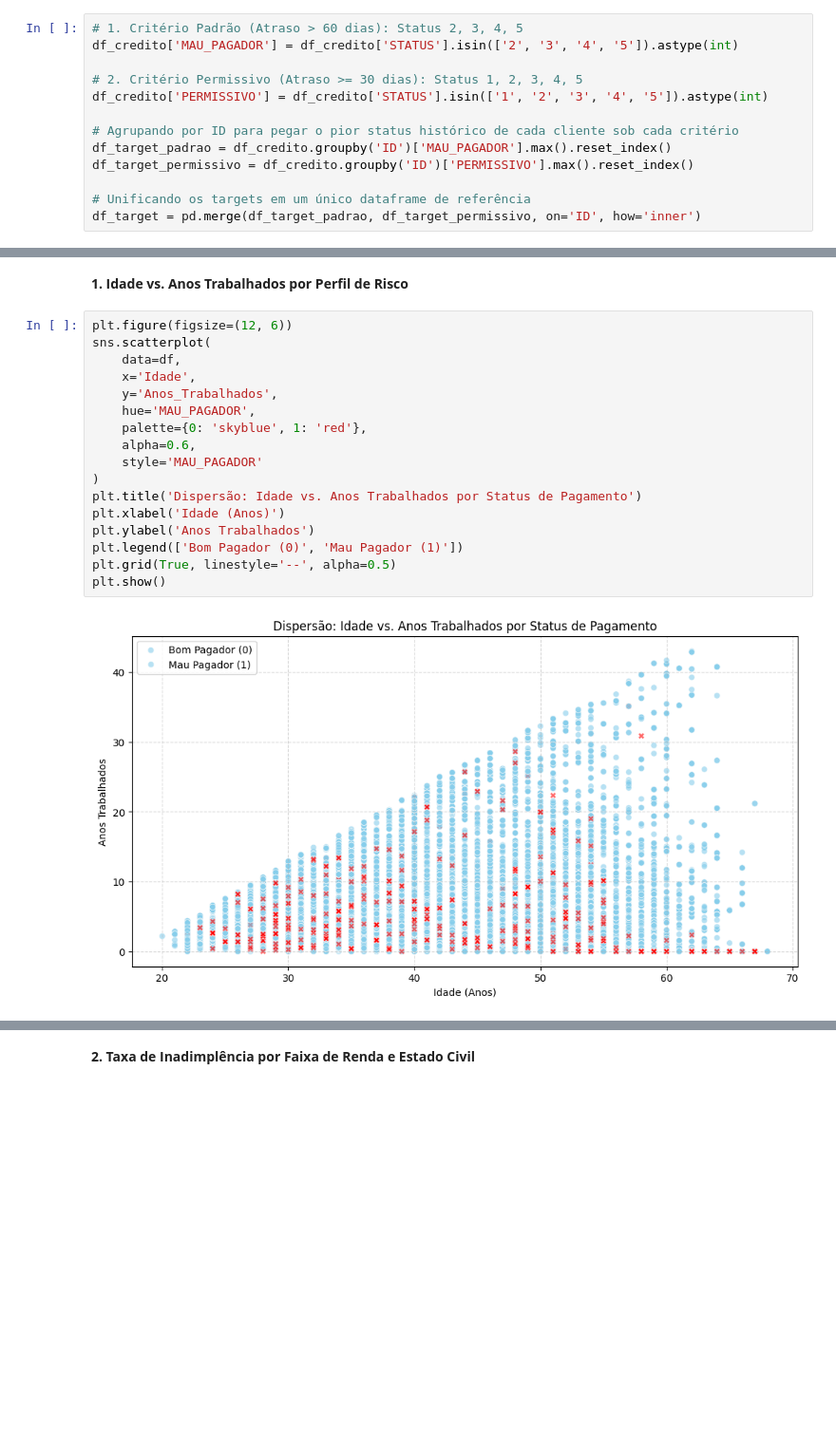
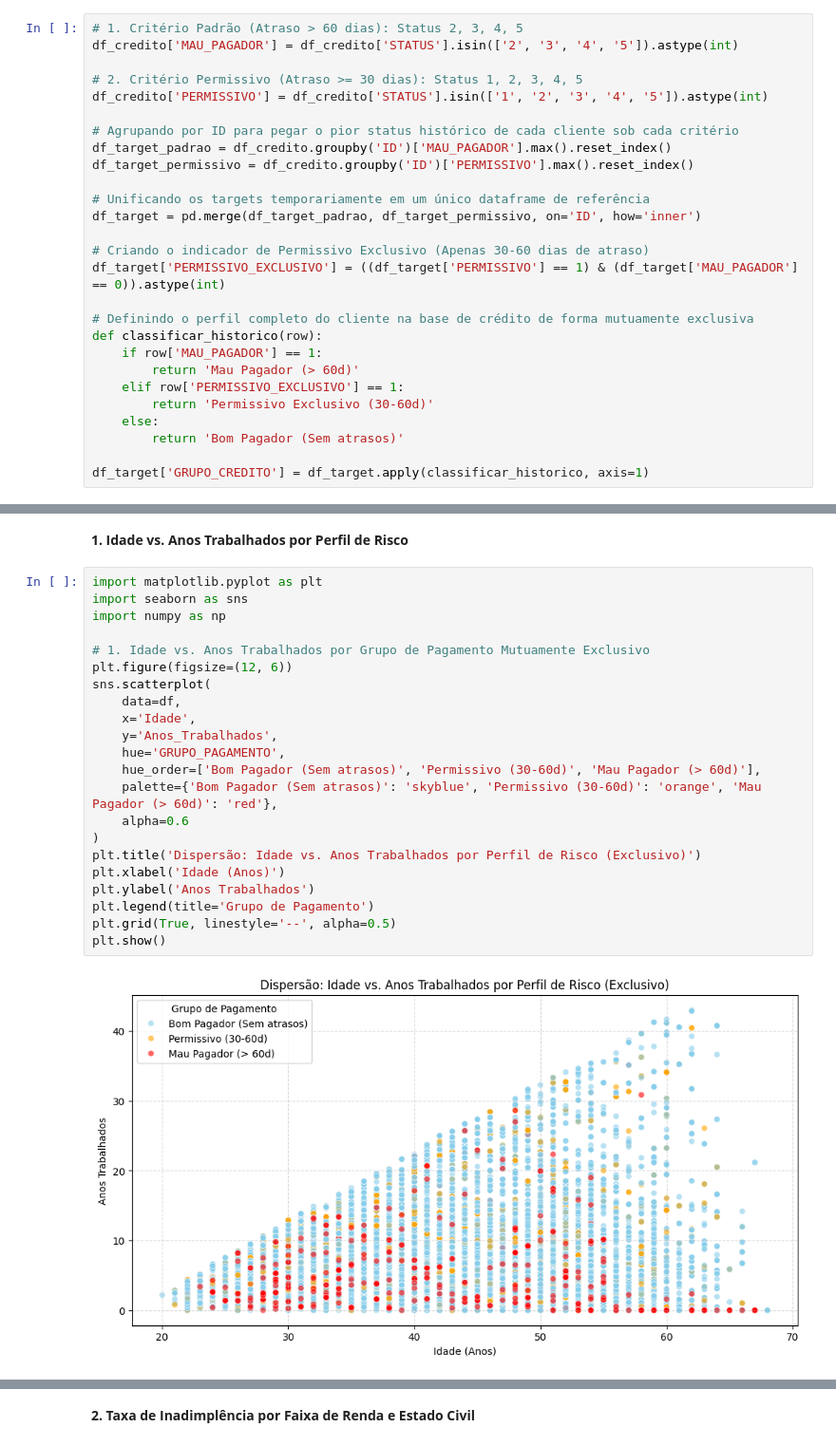
Before and after one commit to fernandinhaalmeida84/Tech_Challenge_Fase_2, a Jupyter notebook: Notebook/02_Criação_Target.ipynb, the cells around one changed output, grey strips where cells are left out. Shown at 95% size. Drawn from its saved outputs; the diff is of its cells as text; blank space fills up the shorter version.

```diff
--- a/Notebook/02_Criação_Target.ipynb
+++ b/Notebook/02_Criação_Target.ipynb
@@ -90,5 +90,19 @@ df_credito['PERMISSIVO'] = df_credito['STATUS'].isin(['1', '2', '3', '4', '5']).
 df_target_padrao = df_credito.groupby('ID')['MAU_PAGADOR'].max().reset_index()
 df_target_permissivo = df_credito.groupby('ID')['PERMISSIVO'].max().reset_index()
 
-# Unificando os targets em um único dataframe de referência
+# Unificando os targets temporariamente em um único dataframe de referência
 df_target = pd.merge(df_target_padrao, df_target_permissivo, on='ID', how='inner')
+
+# Criando o indicador de Permissivo Exclusivo (Apenas 30-60 dias de atraso)
+df_target['PERMISSIVO_EXCLUSIVO'] = ((df_target['PERMISSIVO'] == 1) & (df_target['MAU_PAGADOR'] == 0)).astype(int)
+
+# Definindo o perfil completo do cliente na base de crédito de forma mutuamente exclusiva
+def classificar_historico(row):
+    if row['MAU_PAGADOR'] == 1:
+        return 'Mau Pagador (> 60d)'
+    elif row['PERMISSIVO_EXCLUSIVO'] == 1:
+        return 'Permissivo Exclusivo (30-60d)'
+    else:
+        return 'Bom Pagador (Sem atrasos)'
+
+df_target['GRUPO_CREDITO'] = df_target.apply(classificar_historico, axis=1)
@@ -362,22 +377,27 @@ Realizamos cruzamentos entre as variáveis para tentar identificar padrões mais
 # %% [markdown]
 **1. Idade vs. Anos Trabalhados por Perfil de Risco**
 # %%
+import matplotlib.pyplot as plt
+import seaborn as sns
+import numpy as np
+
+# 1. Idade vs. Anos Trabalhados por Grupo de Pagamento Mutuamente Exclusivo
 plt.figure(figsize=(12, 6))
 sns.scatterplot(
     data=df,
     x='Idade',
     y='Anos_Trabalhados',
-    hue='MAU_PAGADOR',
-    palette={0: 'skyblue', 1: 'red'},
-    alpha=0.6,
-    style='MAU_PAGADOR'
+    hue='GRUPO_PAGAMENTO',
+    hue_order=['Bom Pagador (Sem atrasos)', 'Permissivo (30-60d)', 'Mau Pagador (> 60d)'],
+    palette={'Bom Pagador (Sem atrasos)': 'skyblue', 'Permissivo (30-60d)': 'orange', 'Mau Pagador (> 60d)': 'red'},
+    alpha=0.6
 )
-plt.title('Dispersão: Idade vs. Anos Trabalhados por Status de Pagamento')
+plt.title('Dispersão: Idade vs. Anos Trabalhados por Perfil de Risco (Exclusivo)')
 plt.xlabel('Idade (Anos)')
 plt.ylabel('Anos Trabalhados')
-plt.legend(['Bom Pagador (0)', 'Mau Pagador (1)'])
+plt.legend(title='Grupo de Pagamento')
 plt.grid(True, linestyle='--', alpha=0.5)
 plt.show()
 # %% [output]
-[figure, old version]
+[figure, new version]
 # %% [markdown]
```
Also changed, not shown: parts of 41 cells of this notebook.
